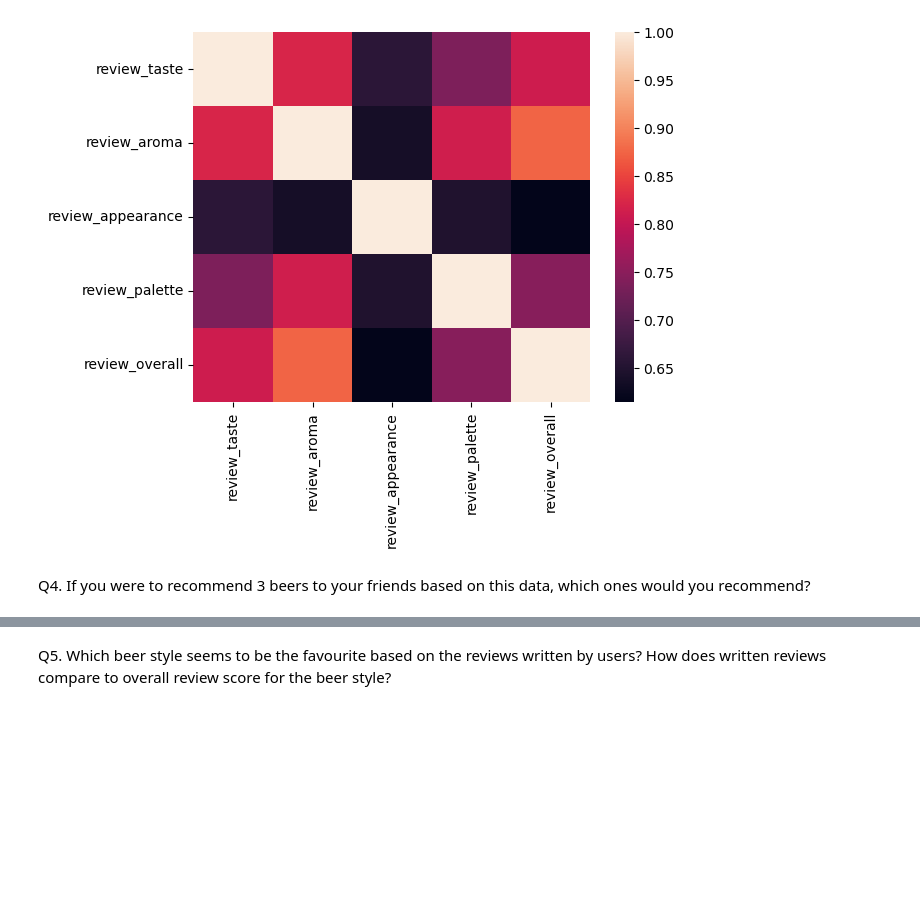
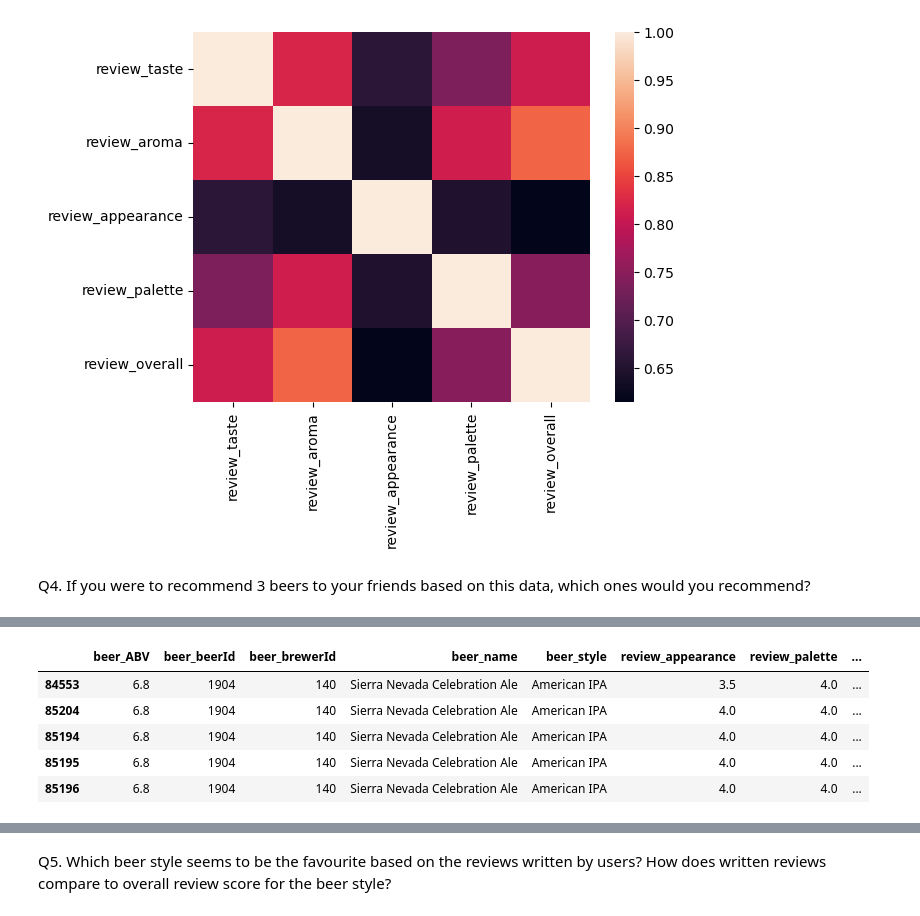
Before and after one commit to AvatarJoshi/beer_data_analysis, a Jupyter notebook: beer_analysis.ipynb, the cells around one changed output, grey strips where cells are left out. Cells and saved outputs as stored; diff of their text form; code cells hidden in the pictures; blank space fills up the shorter version.

Commit message:
Working on generating recommendations based on most important review metrics and number of reviews

```diff
--- a/beer_analysis.ipynb
+++ b/beer_analysis.ipynb
@@ -146,3 +146,7 @@ heatmap(review_df.corr())
 [figure]
 # %% [markdown]
 Q4. If you were to recommend 3 beers to your friends based on this data, which ones would you recommend?
+# %%
+# Create a new dataframe column that shows the number of reviews for each beer
+df["review_count"] = df.groupby(["beer_beerId"])["review_overall"].transform("count")
+df["review_count"].value_counts()
@@ -148,0 +166,10 @@ Q4. If you were to recommend 3 beers to your friends based on this data, which o
+# %%
+# Sort the dataframe by highest review_count
+df.sort_values(["review_count"], ascending=False).head()
+# %% [output]
+|  | beer_ABV | beer_beerId | beer_brewerId | beer_name | beer_style | review_appearance | review_palette | ... |
+| 84553 | 6.8 | 1904 | 140 | Sierra Nevada Celebration Ale | American IPA | 3.5 | 4.0 | ... |
+| 85204 | 6.8 | 1904 | 140 | Sierra Nevada Celebration Ale | American IPA | 4.0 | 4.0 | ... |
+| 85194 | 6.8 | 1904 | 140 | Sierra Nevada Celebration Ale | American IPA | 4.0 | 4.0 | ... |
+| 85195 | 6.8 | 1904 | 140 | Sierra Nevada Celebration Ale | American IPA | 4.0 | 4.0 | ... |
+| 85196 | 6.8 | 1904 | 140 | Sierra Nevada Celebration Ale | American IPA | 4.0 | 4.0 | ... |
```
Also changed, not shown: parts of 2 cells of this notebook.
